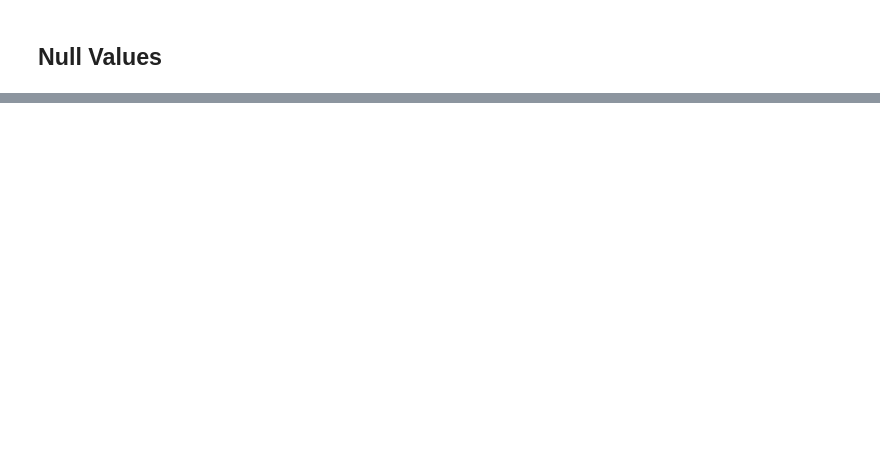
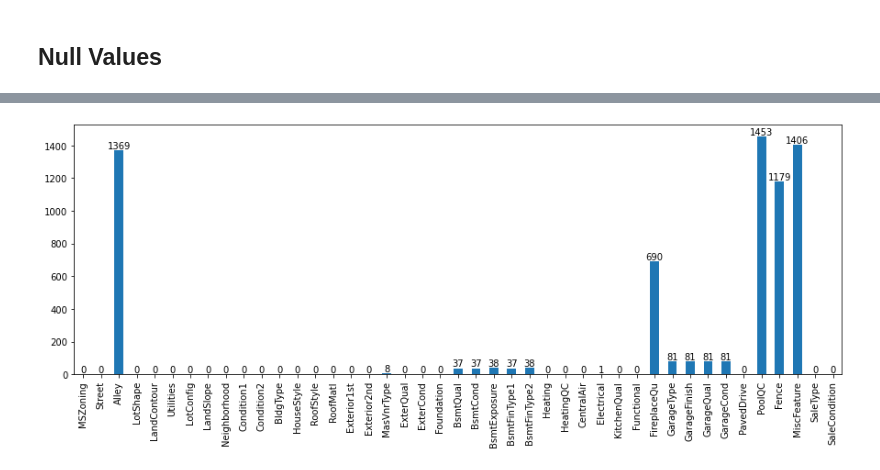
Before and after one commit to pindi-krishna/House_Selling_Price_Prediction, a Jupyter notebook: EDA.ipynb, the cells around one changed output, grey strips where cells are left out. Drawn from its saved outputs; the diff is of its cells as text; code cells hidden in the pictures; blank space fills up the shorter version.

```diff
--- a/EDA.ipynb
+++ b/EDA.ipynb
@@ -150,6 +220,7 @@ Number of numerical columns :  36
 # %%
-df_cat = df.select_dtypes(include='object')
-cat_cols = df_cat.columns
-print('Number of numerical columns : ', len(df_cat.columns))
-df_cat.head(5)
+# Select the categorical features in train dataset
+df_train_cat = df_train.select_dtypes(include='object')
+cat_cols = df_train_cat.columns
+print('Number of categorical columns in train dataset : ', len(df_train_cat.columns))
+df_train_cat.head(5)
 # %% [output]
@@ -586,0 +306,7 @@ df_final.to_csv('./data/Train_Final.csv')
+# %%
+# Null values in train dataset with categorical features
+ax = df_train_cat.isnull().sum().plot(kind='bar', figsize=(15, 5))
+for i in ax.containers:
+    ax.bar_label(i,)
+# %% [output]
+[figure, added]
```
Also changed, not shown: parts of 124 cells of this notebook, 33 other files.
